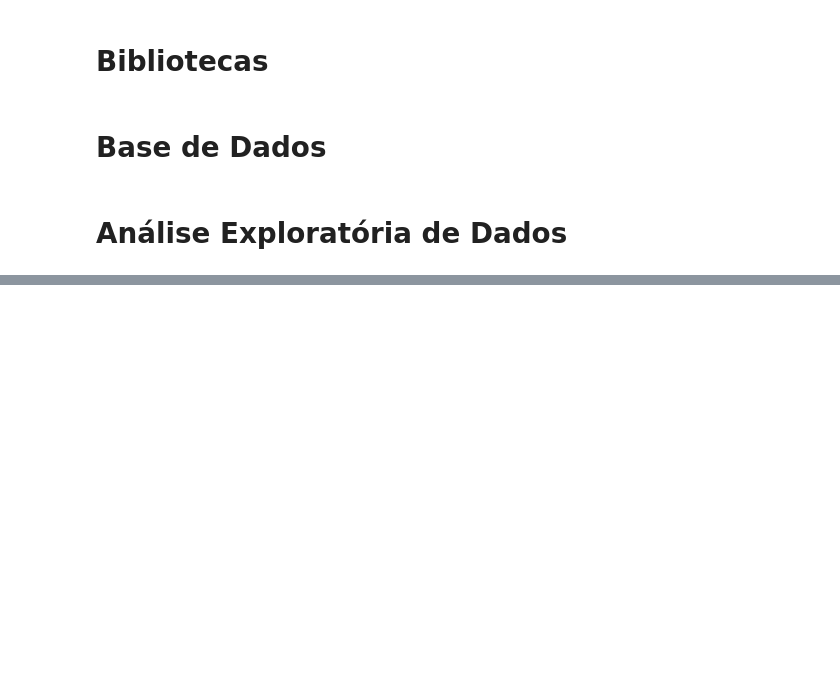
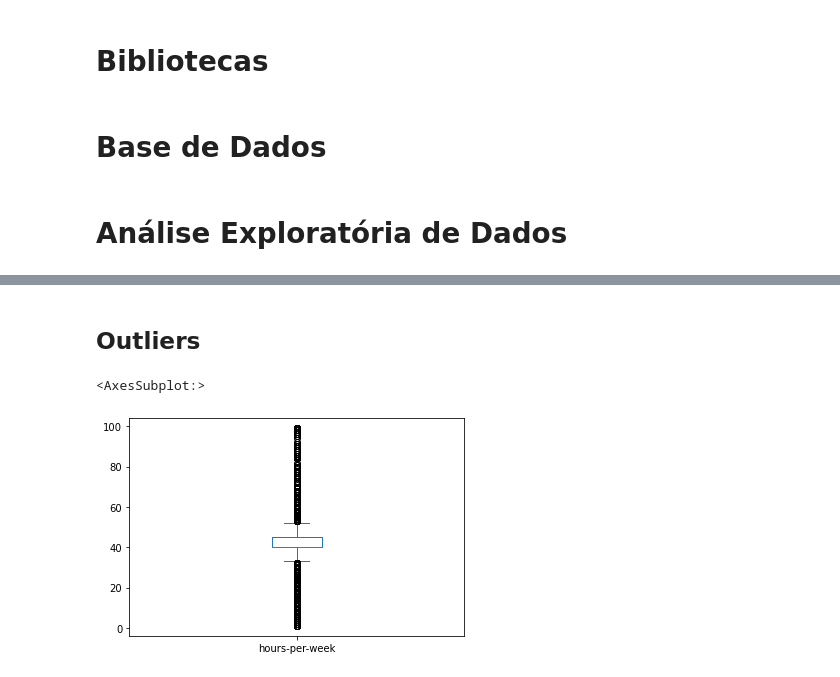
Before and after one commit to mariamaOlive/modelos-preditivos-residencia, a Jupyter notebook: Census.ipynb, the cells around one changed output, grey strips where cells are left out. Cells and saved outputs as stored; diff of their text form; code cells hidden in the pictures; blank space fills up the shorter version.

```diff
--- a/Census.ipynb
+++ b/Census.ipynb
@@ -22,8 +23,8 @@ filterwarnings('ignore')
 # %% [markdown]
 # Base de Dados
 # %%
-columns_name = ['age', 'workclass', 'fnlwgt', 'education', 'education-num', 'marital-status', 'occupation', 'relationship', 'race', 'sex', 'capital-gain', 'capital-loss', 'hours-per-week', 'native-country']
-df = pandas.read_csv("Dados/adult.data", names=columns_name)
+columns_name = ['age', 'workclass', 'fnlwgt', 'education', 'education-num', 'marital-status', 'occupation', 'relationship', 'race', 'sex', 'capital-gain', 'capital-loss', 'hours-per-week', 'native-country', 'class']
+df = pandas.read_csv("Dados/adult.data", names=columns_name, index_col=False)
 # %% [markdown]
 # Análise Exploratória de Dados
 # %%
@@ -30,0 +60,11 @@ df
+# %%
+df['workclass'] = df['workclass'].astype('category')
+df['education'] = df['education'].astype('category')
+df['marital-status'] = df['marital-status'].astype('category')
+df['occupation'] = df['occupation'].astype('category')
+df['relationship'] = df['relationship'].astype('category')
+df['race'] = df['race'].astype('category')
+df['sex'] = df['sex'].astype('category')
+df['native-country'] = df['native-country'].astype('category')
+df['class'] = df['class'].astype('category')
+df.dtypes
@@ -30,0 +104,2 @@ df
+# %%
+df.drop_duplicates(inplace=True)
@@ -30,0 +112,5 @@ df
+# %%
+for coluna in columns_name:
+    print(coluna)
+    print(len(df[df[coluna] == " ?"]))
+    df.drop(index=df[df[coluna] == ' ?'].index, inplace=True)
@@ -30,0 +158,7 @@ df
+# %% [markdown]
+## Outliers
+# %%
+df['hours-per-week'].plot.box()
+# %% [output]
+<AxesSubplot:>
+[figure, added]
```
Also changed, not shown: parts of 42 cells of this notebook.
